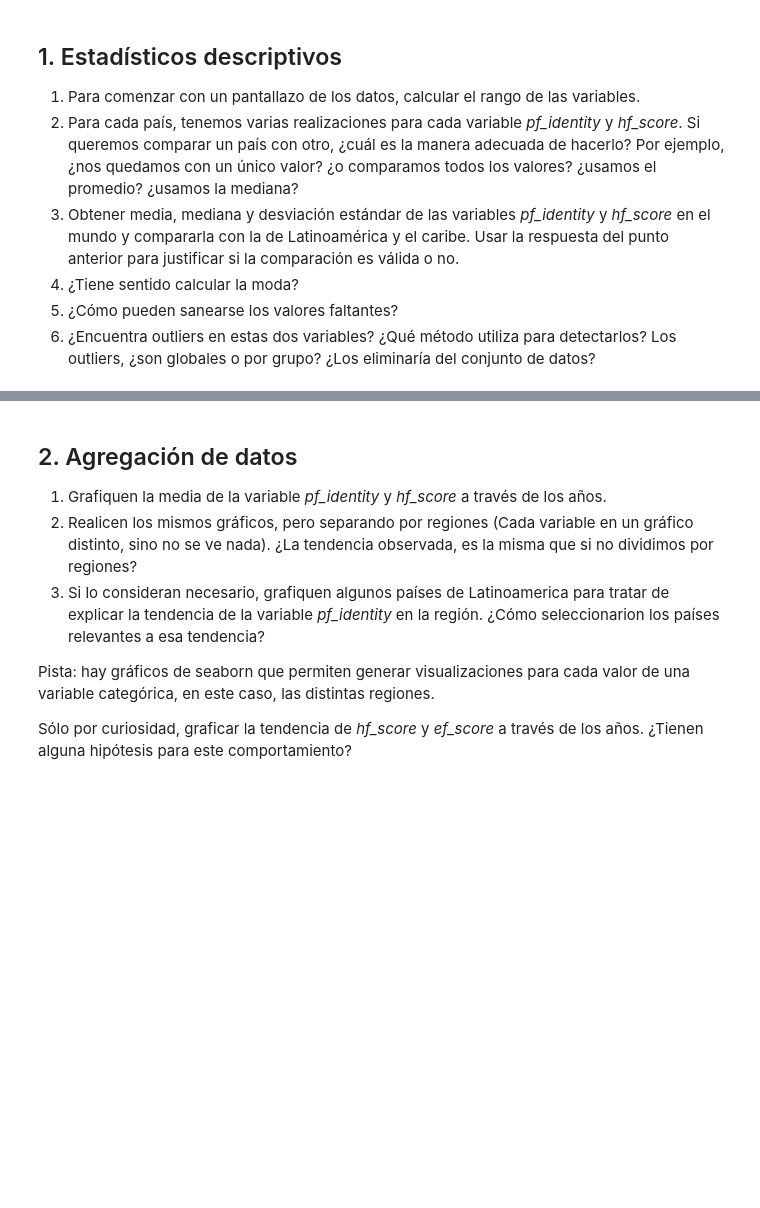
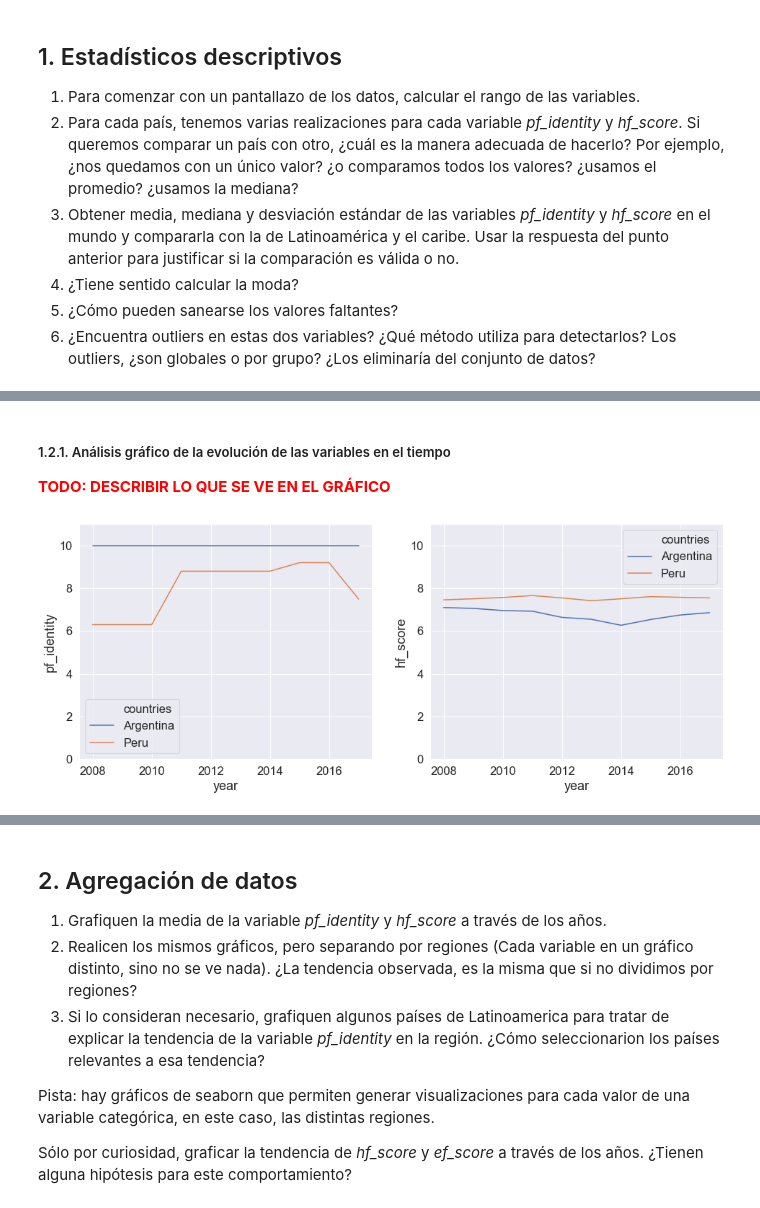
Before and after one commit to diegobcuadro/AyV_Grupo10, a Jupyter notebook: practico.ipynb, the cells around one changed output, grey strips where cells are left out. Drawn from its saved outputs; the diff is of its cells as text; code cells hidden in the pictures; blank space fills up the shorter version.

```diff
--- a/practico.ipynb
+++ b/practico.ipynb
@@ -240,0 +180,15 @@ COMPLETAR SI BORRAR OUTLIERS
+# %% [markdown]
+##### 1.2.1. Análisis gráfico de la evolución de las variables en el tiempo
+<font color='red'>**TODO: DESCRIBIR LO QUE SE VE EN EL GRÁFICO**<font>
+# %%
+countries = ['Argentina', 'Peru']
+sel_countries_filter = dataset['countries'].isin(countries)
+df_sel_countries = dataset[sel_countries_filter]
+
+fig, axs = plt.subplots(ncols=2, figsize=(16, 6))  # para plotear un gráfico al lado del otro
+seaborn.lineplot(data=df_sel_countries, x='year', y='pf_identity', hue='countries', ax=axs[0])
+seaborn.lineplot(data=df_sel_countries, x='year', y='hf_score', hue='countries', ax=axs[1])
+for ax in axs:
+    ax.set_ylim(0, 11)  # eje y no puede ser menor a 0 ni mayor a 10
+# %% [output]
+[figure, added]
```
Also changed, not shown: parts of 41 cells of this notebook.
